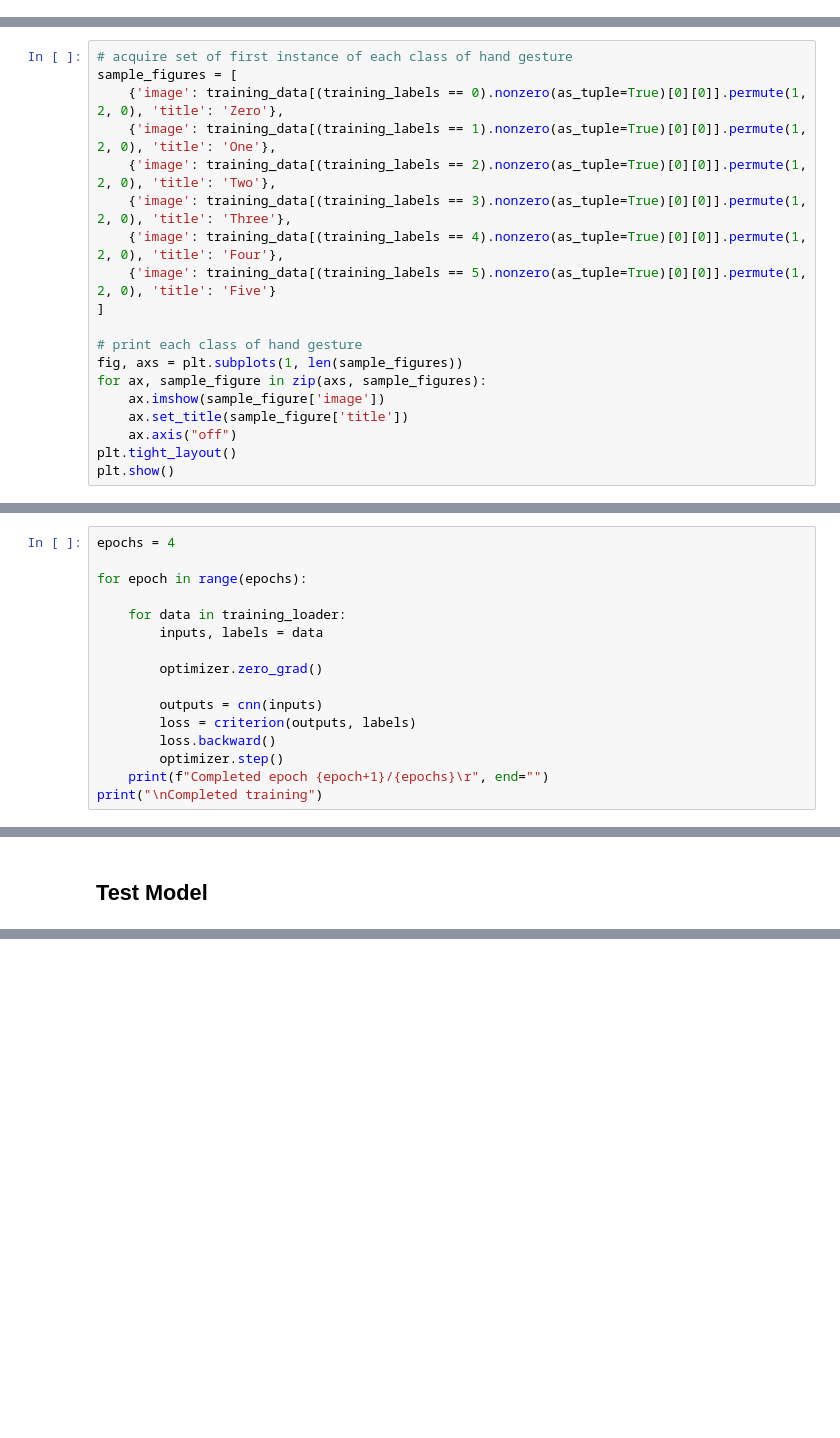
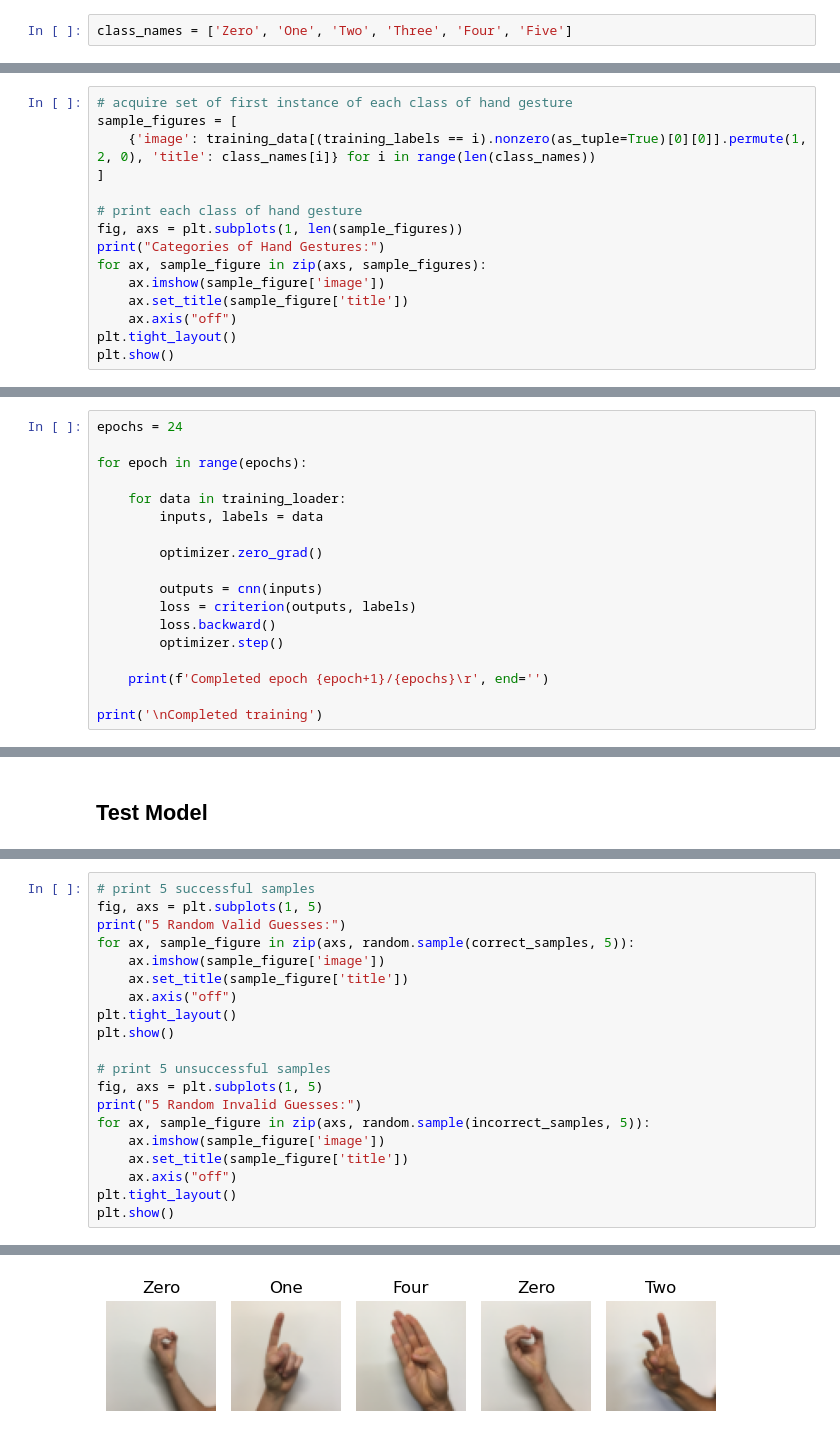
Before and after one commit to AquilaFortis/hand-counting-detector, a Jupyter notebook: main.ipynb, the cells around one changed output, grey strips where cells are left out. Drawn from its saved outputs; the diff is of its cells as text; blank space fills up the shorter version.

Commit message:
calculated accuracy and printed samples

```diff
--- a/main.ipynb
+++ b/main.ipynb
@@ -60 +63,3 @@ testing_loader = DataLoader(
+# %%
+class_names = ['Zero', 'One', 'Two', 'Three', 'Four', 'Five']
 # %% [markdown]
@@ -62,16 +67,12 @@ testing_loader = DataLoader(
 # %%
 # acquire set of first instance of each class of hand gesture
 sample_figures = [
-    {'image': training_data[(training_labels == 0).nonzero(as_tuple=True)[0][0]].permute(1, 2, 0), 'title': 'Zero'},
-    {'image': training_data[(training_labels == 1).nonzero(as_tuple=True)[0][0]].permute(1, 2, 0), 'title': 'One'},
-    {'image': training_data[(training_labels == 2).nonzero(as_tuple=True)[0][0]].permute(1, 2, 0), 'title': 'Two'},
-    {'image': training_data[(training_labels == 3).nonzero(as_tuple=True)[0][0]].permute(1, 2, 0), 'title': 'Three'},
-    {'image': training_data[(training_labels == 4).nonzero(as_tuple=True)[0][0]].permute(1, 2, 0), 'title': 'Four'},
-    {'image': training_data[(training_labels == 5).nonzero(as_tuple=True)[0][0]].permute(1, 2, 0), 'title': 'Five'}
+    {'image': training_data[(training_labels == i).nonzero(as_tuple=True)[0][0]].permute(1, 2, 0), 'title': class_names[i]} for i in range(len(class_names))
 ]
 
 # print each class of hand gesture
 fig, axs = plt.subplots(1, len(sample_figures))
+print("Categories of Hand Gestures:")
 for ax, sample_figure in zip(axs, sample_figures):
     ax.imshow(sample_figure['image'])
     ax.set_title(sample_figure['title'])
@@ -130,5 +132,5 @@ I train the model over 4 epochs:
 # %%
-epochs = 4
+epochs = 24
 
 for epoch in range(epochs):
 
@@ -141,6 +143,8 @@ for epoch in range(epochs):
         loss = criterion(outputs, labels)
         loss.backward()
         optimizer.step()
-    print(f"Completed epoch {epoch+1}/{epochs}\r", end="")
-print("\nCompleted training")
+
+    print(f'Completed epoch {epoch+1}/{epochs}\r', end='')
+
+print('\nCompleted training')
 # %% [output]
@@ -150,0 +198,21 @@ Completed training
+# %%
+# print 5 successful samples
+fig, axs = plt.subplots(1, 5)
+print("5 Random Valid Guesses:")
+for ax, sample_figure in zip(axs, random.sample(correct_samples, 5)):
+    ax.imshow(sample_figure['image'])
+    ax.set_title(sample_figure['title'])
+    ax.axis("off")
+plt.tight_layout()
+plt.show()
+
+# print 5 unsuccessful samples
+fig, axs = plt.subplots(1, 5)
+print("5 Random Invalid Guesses:")
+for ax, sample_figure in zip(axs, random.sample(incorrect_samples, 5)):
+    ax.imshow(sample_figure['image'])
+    ax.set_title(sample_figure['title'])
+    ax.axis("off")
+plt.tight_layout()
+plt.show()
+# %% [output]
@@ -150,0 +220 @@ Completed training
+[figure, added]
```
Also changed, not shown: parts of 10 cells of this notebook.
